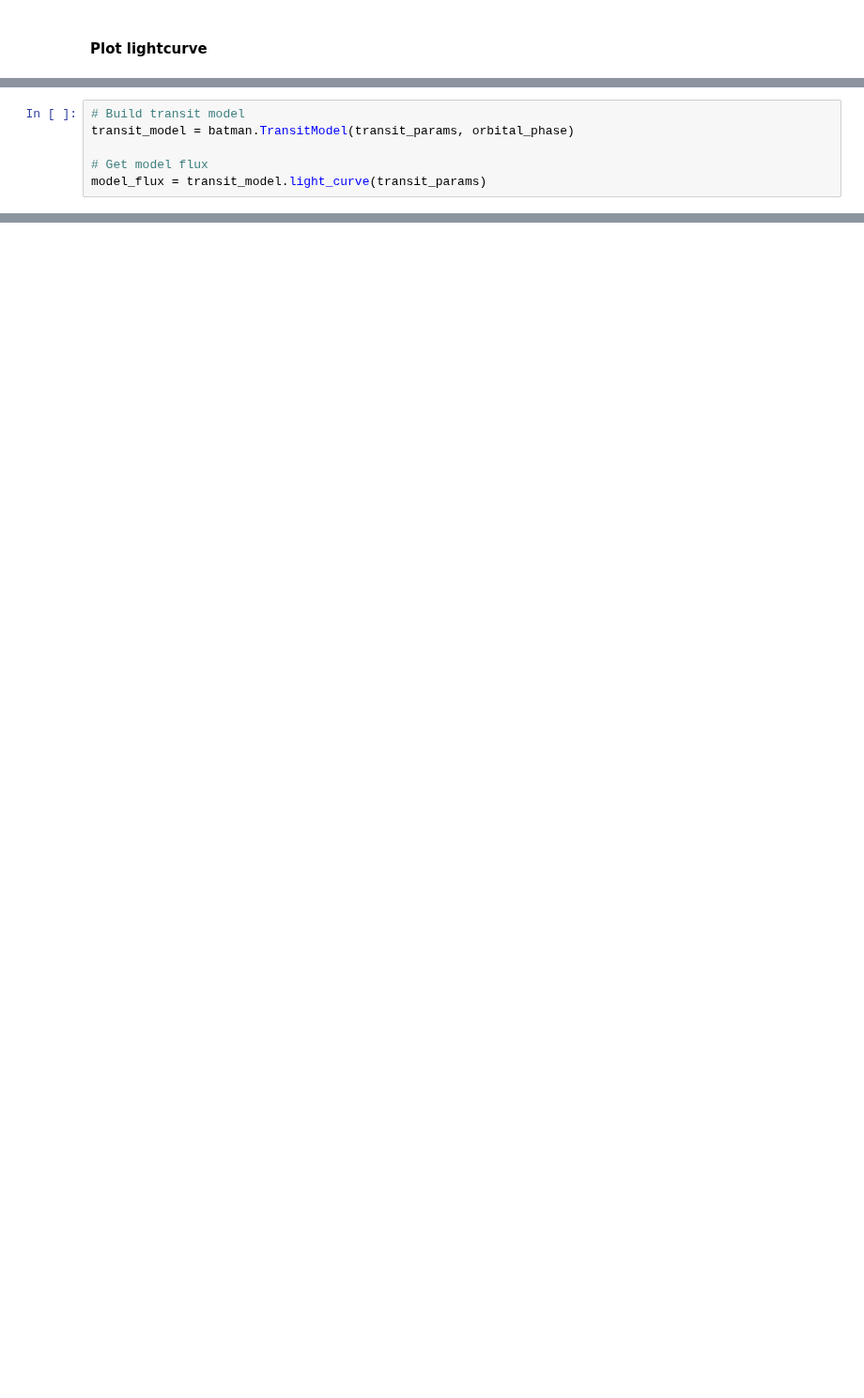
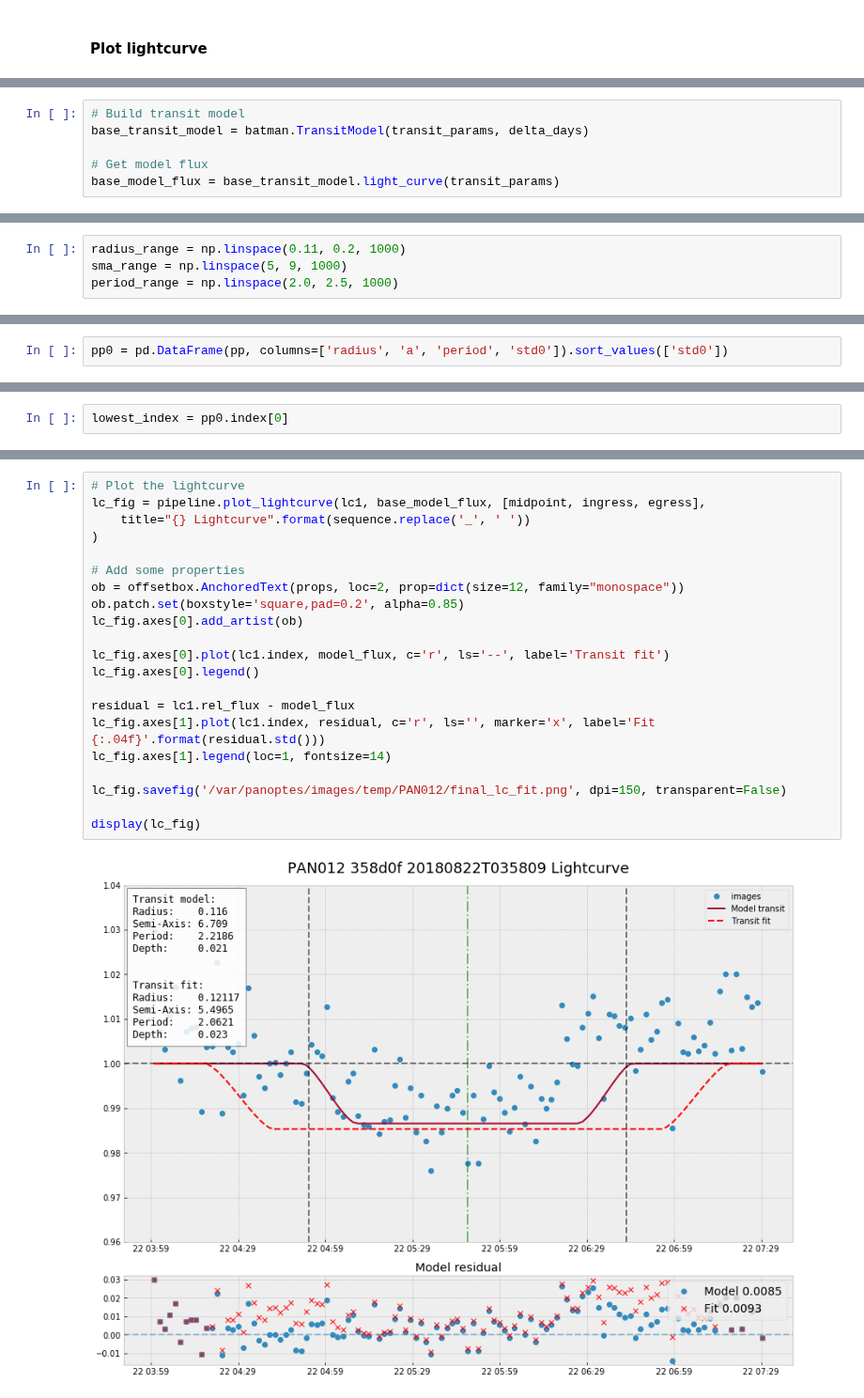
Before and after one commit to panoptes/panoptes-pipeline, a Jupyter notebook: examples/notebooks/ProcessTargetExample.ipynb, the cells around one changed output, grey strips where cells are left out. Shown at 94% size. Cells and saved outputs as stored; diff of their text form; blank space fills up the shorter version.

```diff
--- a/examples/notebooks/ProcessTargetExample.ipynb
+++ b/examples/notebooks/ProcessTargetExample.ipynb
@@ -520,7 +541,7 @@ time: 54.1 ms
 # %%
 # Build transit model
-transit_model = batman.TransitModel(transit_params, orbital_phase)
+base_transit_model = batman.TransitModel(transit_params, delta_days)
 
 # Get model flux
-model_flux = transit_model.light_curve(transit_params)
+base_model_flux = base_transit_model.light_curve(transit_params)
 # %% [output]
@@ -538,0 +549,4 @@ time: 1.3 s
+# %%
+radius_range = np.linspace(0.11, 0.2, 1000)
+sma_range = np.linspace(5, 9, 1000)
+period_range = np.linspace(2.0, 2.5, 1000)
@@ -538,0 +578,2 @@ time: 1.3 s
+# %%
+pp0 = pd.DataFrame(pp, columns=['radius', 'a', 'period', 'std0']).sort_values(['std0'])
@@ -538,0 +582,2 @@ time: 1.3 s
+# %%
+lowest_index = pp0.index[0]
@@ -538,0 +632,23 @@ time: 1.3 s
+# %%
+# Plot the lightcurve
+lc_fig = pipeline.plot_lightcurve(lc1, base_model_flux, [midpoint, ingress, egress],
+    title="{} Lightcurve".format(sequence.replace('_', ' '))
+)
+
+# Add some properties
+ob = offsetbox.AnchoredText(props, loc=2, prop=dict(size=12, family="monospace"))
+ob.patch.set(boxstyle='square,pad=0.2', alpha=0.85)
+lc_fig.axes[0].add_artist(ob)
+
+lc_fig.axes[0].plot(lc1.index, model_flux, c='r', ls='--', label='Transit fit')
+lc_fig.axes[0].legend()
+
+residual = lc1.rel_flux - model_flux
+lc_fig.axes[1].plot(lc1.index, residual, c='r', ls='', marker='x', label='Fit {:.04f}'.format(residual.std()))
+lc_fig.axes[1].legend(loc=1, fontsize=14)
+
+lc_fig.savefig('/var/panoptes/images/temp/PAN012/final_lc_fit.png', dpi=150, transparent=False)
+
+display(lc_fig)
+# %% [output]
+[figure, added]
```
Also changed, not shown: parts of 60 cells of this notebook, 3 other files.
